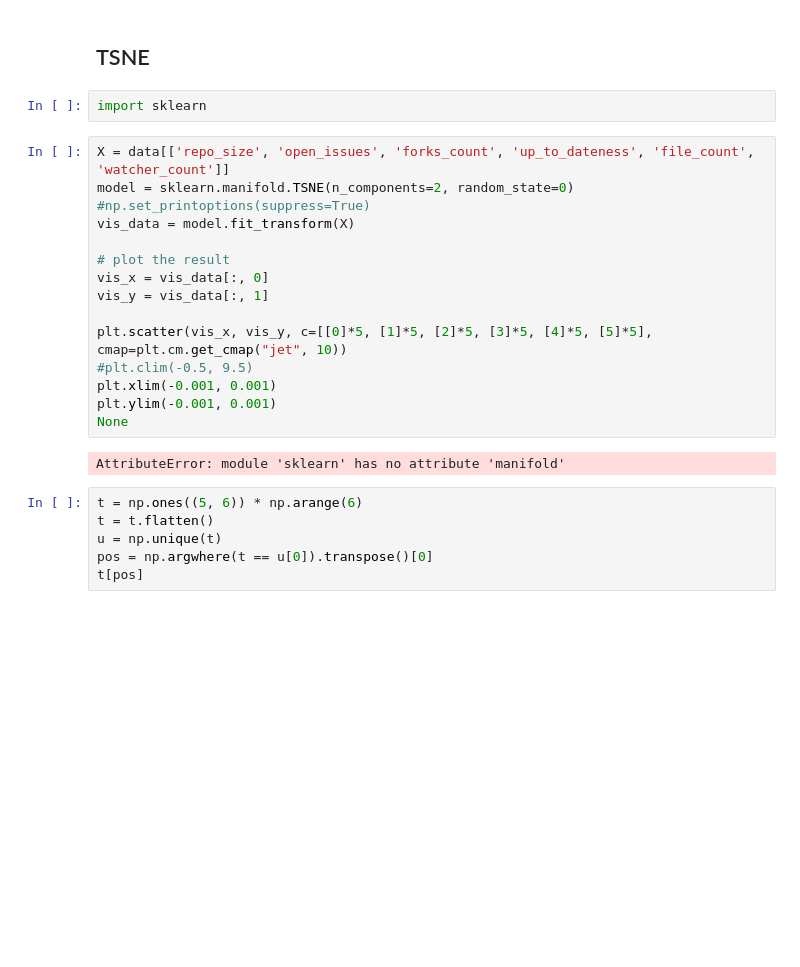
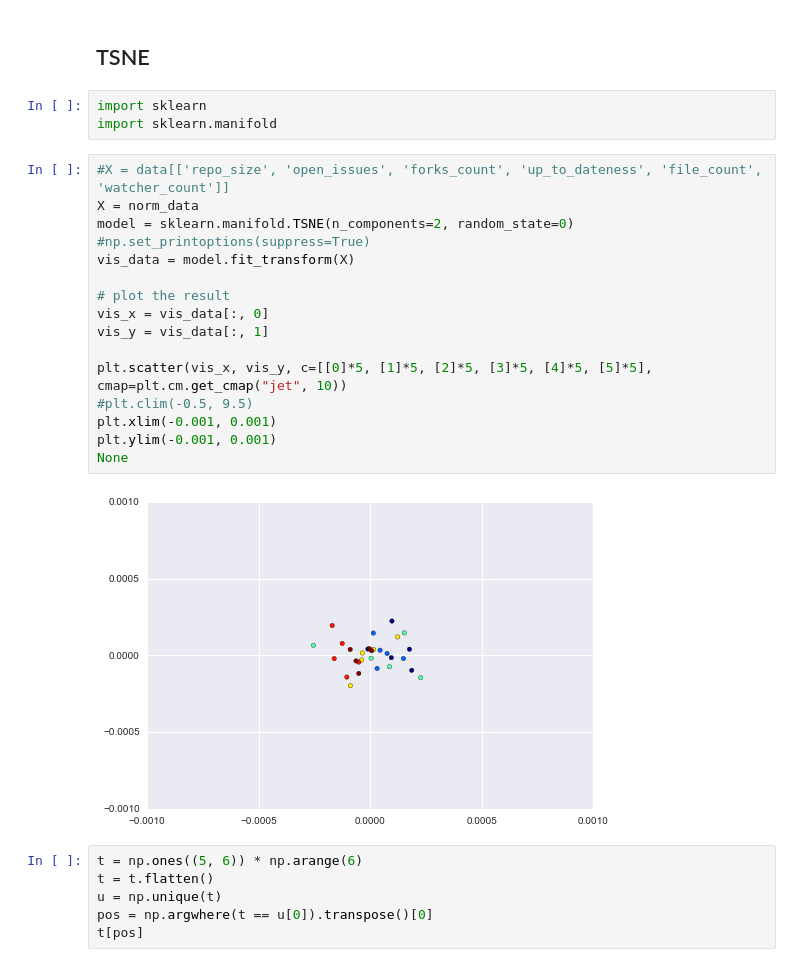
Before and after one commit to mbornstein/GithubRepoClassification, a Jupyter notebook: notebooks/Data Visualization.ipynb, the cells around one changed output. Drawn from its saved outputs; the diff is of its cells as text; blank space fills up the shorter version.

```diff
--- a/notebooks/Data Visualization.ipynb
+++ b/notebooks/Data Visualization.ipynb
@@ -84,23 +143,25 @@ None
 ## TSNE
 # %%
 import sklearn
+import sklearn.manifold
 # %%
-X = data[['repo_size', 'open_issues', 'forks_count', 'up_to_dateness', 'file_count', 'watcher_count']]
+#X = data[['repo_size', 'open_issues', 'forks_count', 'up_to_dateness', 'file_count', 'watcher_count']]
+X = norm_data
 model = sklearn.manifold.TSNE(n_components=2, random_state=0)
 #np.set_printoptions(suppress=True)
 vis_data = model.fit_transform(X)
 
 # plot the result
 vis_x = vis_data[:, 0]
 vis_y = vis_data[:, 1]
 
 plt.scatter(vis_x, vis_y, c=[[0]*5, [1]*5, [2]*5, [3]*5, [4]*5, [5]*5], cmap=plt.cm.get_cmap("jet", 10))
 #plt.clim(-0.5, 9.5)
 plt.xlim(-0.001, 0.001)
 plt.ylim(-0.001, 0.001)
 None
 # %% [output]
-AttributeError: module 'sklearn' has no attribute 'manifold'
+[figure, added]
 # %%
 t = np.ones((5, 6)) * np.arange(6)
 t = t.flatten()
```
Also changed, not shown: parts of 7 cells of this notebook.
